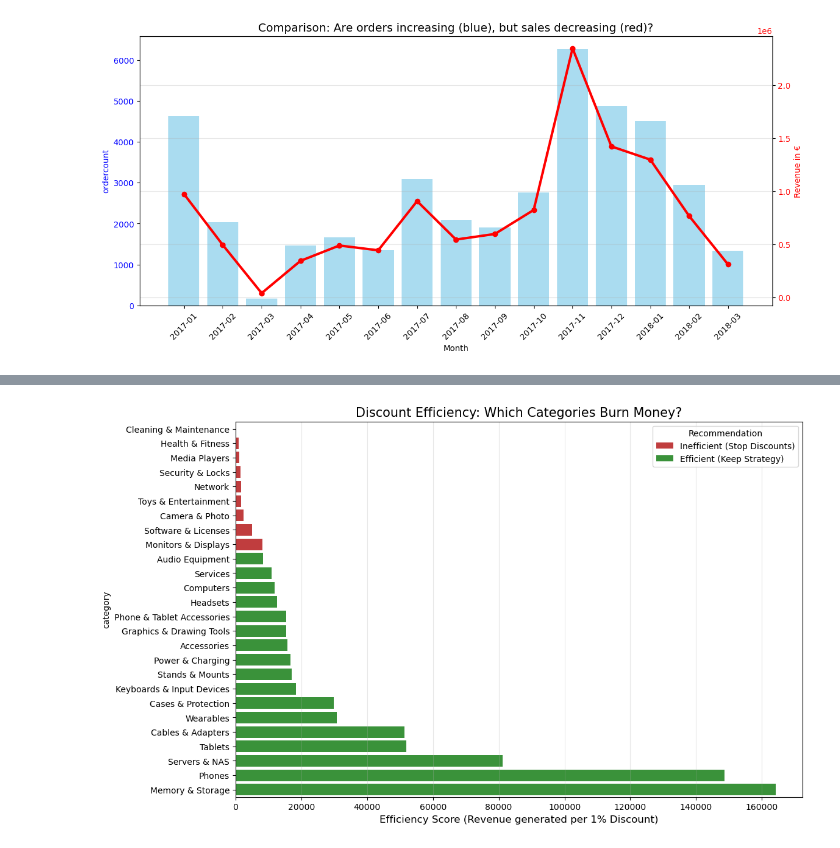
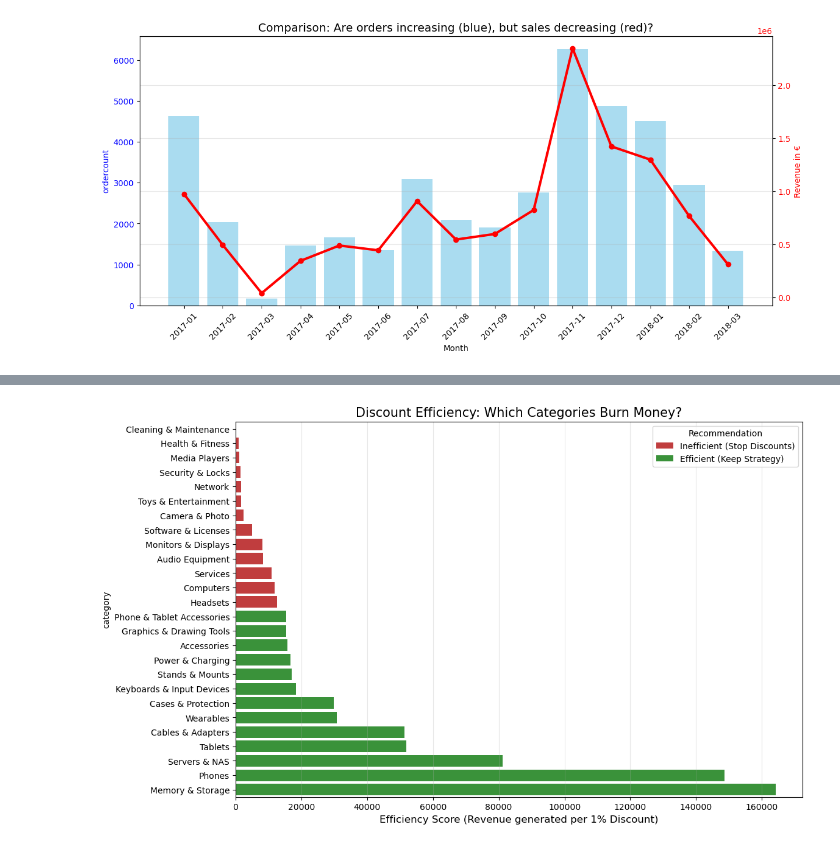
Before and after one commit to Cooljoe67/eniac_data_cleaning, a Jupyter notebook: dataanalysis_group_solution.ipynb, the cells around one changed output, grey strips where cells are left out. Saved outputs shown, nothing was run; the diff lists cells and outputs as text; code cells hidden in the pictures.

```diff
--- a/dataanalysis_group_solution.ipynb
+++ b/dataanalysis_group_solution.ipynb
@@ -898,39 +898,3 @@ plt.grid(True, axis='y', alpha=0.3)
 plt.show()
 # %% [output]
 [figure]
-# %%
-import matplotlib.pyplot as plt
-import seaborn as sns
-import numpy as np
-
-# Wir nutzen deine existierende Tabelle 'categorie_stats'
-# Wir berechnen die "Rabatt-Effizienz": Wie viel Umsatz bringt mir 1% Rabatt?
-# (Wir addieren +1 bei discount_prc, um Division durch Null zu vermeiden, falls Rabatt 0 ist)
-categorie_stats['efficiency'] = categorie_stats['total_paid'] / (categorie_stats['discount_prc'] + 0.1)
-
-# Wir definieren eine Schwelle für "Schlecht" (z.B. das untere Drittel der Effizienz)
-threshold = categorie_stats['efficiency'].quantile(0.33)
-
-# Wir erstellen eine Spalte für die Farbe: Rot = Streichen, Grün = Behalten
-categorie_stats['action'] = np.where(categorie_stats['efficiency'] < threshold, 'Rabatt streichen (Geldverbrenner)', 'Rabatt behalten (Effizient)')
-
-# Sortieren für den Plot
-categorie_stats_sorted = categorie_stats.sort_values(by='efficiency', ascending=True)
-
-# --- DER PLOT ---
-plt.figure(figsize=(12, 8))
-
-# Wir nutzen hue für die Einfärbung nach unserer Empfehlung
-sns.barplot(data=categorie_stats_sorted, y='category', x='efficiency', hue='action', dodge=False, palette={'Rabatt streichen (Geldverbrenner)': '#D62728', 'Rabatt behalten (Effizient)': '#2CA02C'})
-
-plt.title('Handlungsempfehlung: Welche Kategorien verbrennen Geld?', fontsize=15)
-plt.xlabel('Effizienz-Score (Umsatz pro % Rabatt)', fontsize=12)
-plt.ylabel('Kategorie', fontsize=12)
-plt.grid(axis='x', alpha=0.3)
-plt.legend(title='Empfehlung an das Board')
-
-# Optional: Eine Linie für den Durchschnitt
-avg_efficiency = categorie_stats['efficiency'].mean()
-plt.axvline(avg_efficiency, color='grey', linestyle='--', label='Durchschnittliche Effizienz')
-
-plt.show()
@@ -939,7 +901,4 @@ plt.show()
 # %%
-import matplotlib.pyplot as plt
-import seaborn as sns
-import numpy as np
 
 # We assume 'categorie_stats' is already created from your previous step.
 # 1. Calculate "Discount Efficiency": Revenue per 1% Discount
@@ -947,38 +906,38 @@ import numpy as np
 categorie_stats['efficiency'] = categorie_stats['total_paid'] / (categorie_stats['discount_prc'] + 0.1)
 
 # 2. Define a threshold for "Inefficient" (e.g., the bottom 33% of categories)
-threshold = categorie_stats['efficiency'].quantile(0.33)
+threshold = categorie_stats['efficiency'].quantile(0.5)
 
 # 3. Create a label for the action: Red = Stop, Green = Keep
 categorie_stats['action'] = np.where(
     categorie_stats['efficiency'] < threshold,
     'Inefficient (Stop Discounts)',
     'Efficient (Keep Strategy)'
 )
 
 # 4. Sort data for a clean plot
 categorie_stats_sorted = categorie_stats.sort_values(by='efficiency', ascending=True)
 
 # --- PLOTTING ---
 plt.figure(figsize=(12, 8))
 
 # We use 'hue' to color-code the recommendation
 sns.barplot(
     data=categorie_stats_sorted,
     y='category',
     x='efficiency',
     hue='action',
     dodge=False,
     palette={'Inefficient (Stop Discounts)': '#D62728', 'Efficient (Keep Strategy)': '#2CA02C'}
 )
 
 # Formatting
 plt.title('Discount Efficiency: Which Categories Burn Money?', fontsize=15)
 plt.xlabel('Efficiency Score (Revenue generated per 1% Discount)', fontsize=12)
 # plt.ylabel('Category', fontsize=12)
 plt.grid(axis='x', alpha=0.3)
 plt.legend(title='Recommendation', loc='upper right')
 
 plt.show()
 # %% [output]
-[figure, old version]
+[figure, new version]
```
Also changed, not shown: parts of 1 cell of this notebook.
